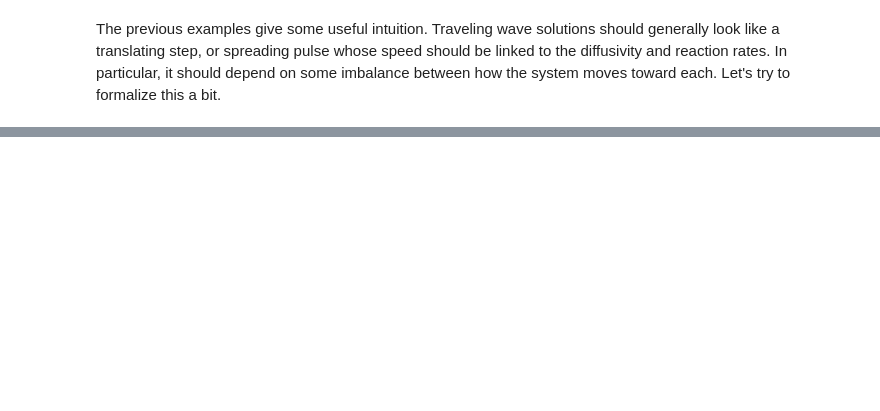
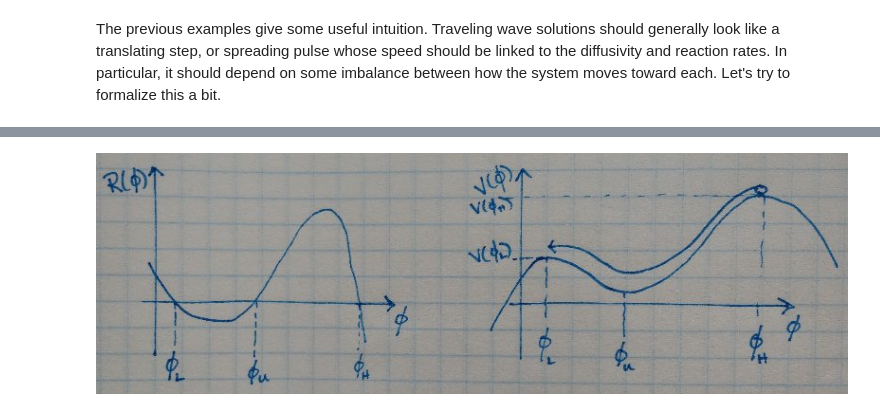
Before and after one commit to forrestsheldon/Information_Biophysics, a Jupyter notebook: Biological_Waves.ipynb, the cells around one changed output, grey strips where cells are left out. Drawn from its saved outputs; the diff is of its cells as text; code cells hidden in the pictures; blank space fills up the shorter version.

```diff
--- a/Biological_Waves.ipynb
+++ b/Biological_Waves.ipynb
@@ -32,0 +46,4 @@ The previous examples give some useful intuition.  Traveling wave solutions shou
+# %%
+Image(filename='BioWaves_R_Potential.jpeg')
+# %% [output]
+[figure, added]
```
Also changed, not shown: parts of 8 cells of this notebook, 2 other files.
